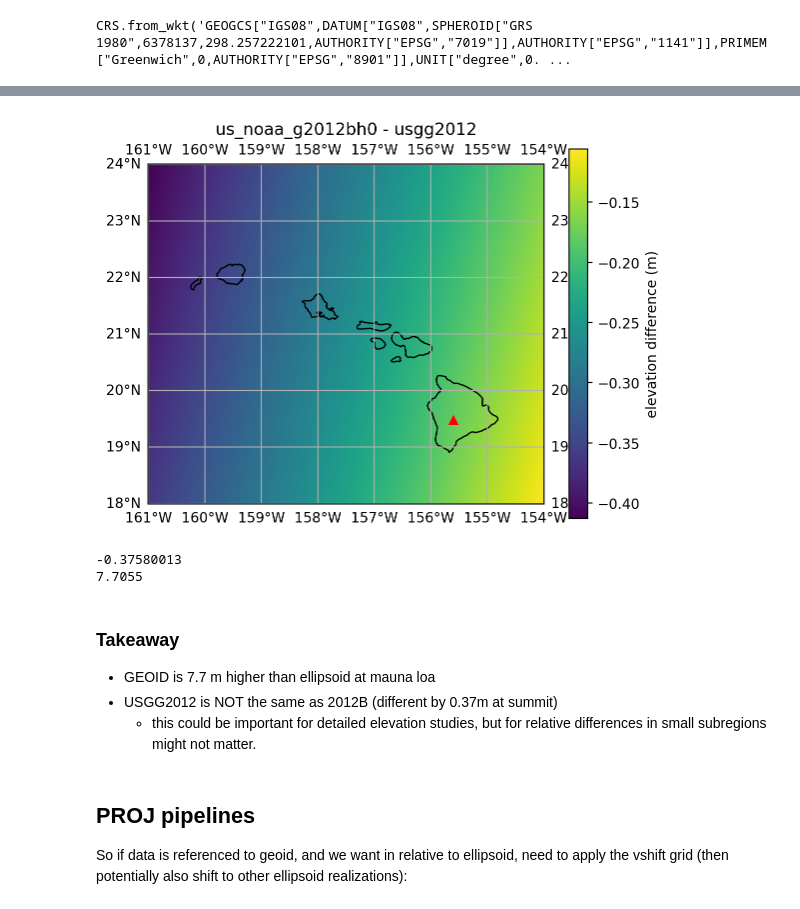
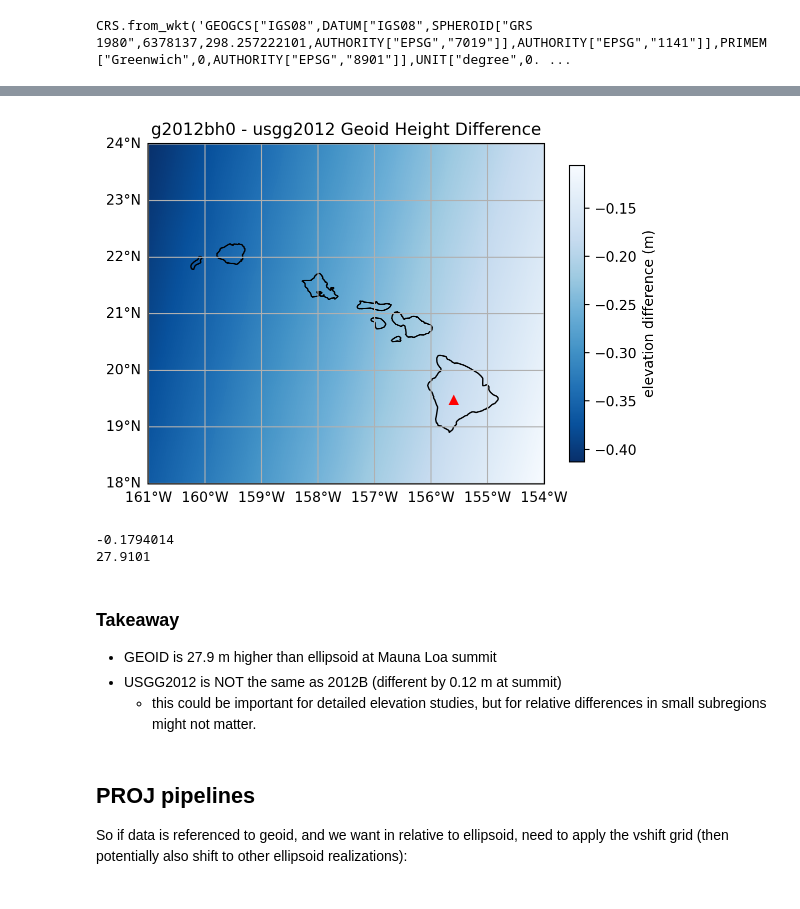
Before and after one commit to uw-cryo/3D_CRS_Transformation_Resources, a Jupyter notebook: hawaii.ipynb, the cells around one changed output, grey strips where cells are left out. Cells and saved outputs as stored; diff of their text form; code cells hidden in the pictures.

Commit message:
fix plots and use correct longitude to sample

```diff
--- a/hawaii.ipynb
+++ b/hawaii.ipynb
@@ -99,31 +137,36 @@ Coordinates:
 # %%
 ax = plt.axes(projection=ccrs.PlateCarree())
 
-diff.plot(ax=ax, cbar_kwargs=dict(label='elevation difference (m)')) #NOTE: not sure why diff.plot.imshow() doesn't work here...
+diff.plot(ax=ax, cmap='Blues_r', cbar_kwargs=dict(shrink=0.8, label='elevation difference (m)')) #NOTE: not sure why diff.plot.imshow() doesn't work here...
 
 p = (-155.602829, 19.479488)
 ax.plot(p[0], p[1], 'r^', transform=ccrs.PlateCarree()) # Mauna Loa Summit
 
 ax.coastlines()
 
 gl = ax.gridlines(draw_labels=True) # NOTE: not sure why everywhere...
+gl.top_labels = False
+gl.right_labels = False
 
-plt.title('us_noaa_g2012bh0 - usgg2012');
+plt.title('g2012bh0 - usgg2012 Geoid Height Difference');
 # %% [output]
-[figure, old version]
+[figure, new version]
 # %%
 # What is the different at Mauna Loa Summit?
-print(diff.sel(x=p[0], y=p[1], method='nearest').data)
+# GOTCHA: make sure longitude is in the range of the data (0-360 vs -180 to 180)!
+#print(diff.sel(x=p[0], y=p[1], method='nearest').data)
+print(diff.sel(x=360+p[0], y=p[1], method='nearest').data)
+
 # And absolute diff?
-print(da_usgg.sel(x=p[0], y=p[1], method='nearest').data)
+print(da_usgg.sel(x=360+p[0], y=p[1], method='nearest').data)
 # %% [output]
--0.37580013
-7.7055
+-0.1794014
+27.9101
 # %% [markdown]
 ### Takeaway
 
-- GEOID is 7.7 m higher than ellipsoid at mauna loa
-- USGG2012 is NOT the same as 2012B (different by 0.37m at summit)
+- GEOID is 27.9 m higher than ellipsoid at Mauna Loa summit
+- USGG2012 is NOT the same as 2012B (different by 0.12 m at summit)
     - this could be important for detailed elevation studies, but for relative differences in small subregions might not matter.
 # %% [markdown]
 ## PROJ pipelines
```
Also changed, not shown: parts of 5 cells of this notebook.
